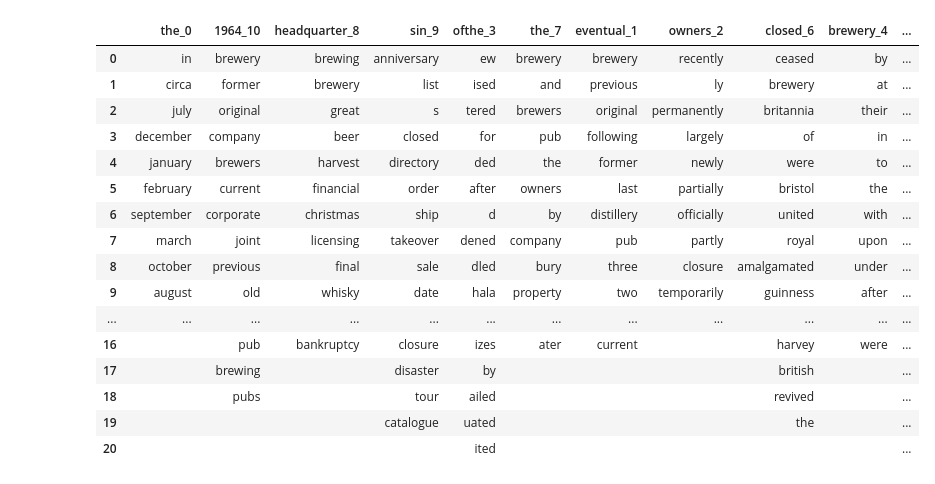
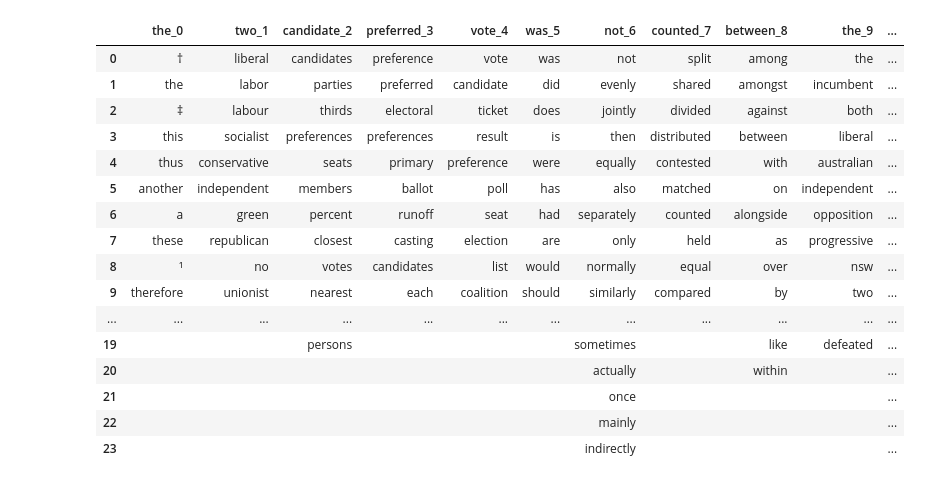
Before and after one commit to Gianni-G/semiolog, a Jupyter notebook: train.ipynb, the cells around one changed output. Saved outputs shown, nothing was run; the diff lists cells and outputs as text; code cells hidden in the pictures.

```diff
--- a/train.ipynb
+++ b/train.ipynb
@@ -3,7 +3,7 @@ import semiolog as slg
 # %%
 semiotic = slg.Cenematic("en_wiki_seg")
 # %%
-n = 20
+n = 29
 print(semiotic.corpus.train[n])
 sent = semiotic(semiotic.corpus.train[n])
 # %% [output]
@@ -15,20 +16,24 @@ sent.tree.plot(sent.chain.nodes_split)
+# %%
+semiotic2 = slg.Cenematic("en_wiki_seg2")
+
+sent2 = semiotic2(semiotic.corpus.train[n])
 # %%
-sent.parad_chain.df()
+sent2.parad_chain.df()
 # %% [output]
-|  | the_0 | 1964_10 | headquarter_8 | sin_9 | ofthe_3 | the_7 | eventual_1 | owners_2 | closed_6 | brewery_4 | ... |
-| 0 | in | brewery | brewing | anniversary | ew | brewery | brewery | recently | ceased | by | ... |
-| 1 | circa | former | brewery | list | ised | and | previous | ly | brewery | at | ... |
-| 2 | july | original | great | s | tered | brewers | original | permanently | britannia | their | ... |
-| 3 | december | company | beer | closed | for | pub | following | largely | of | in | ... |
-| 4 | january | brewers | harvest | directory | ded | the | former | newly | were | to | ... |
-| 5 | february | current | financial | order | after | owners | last | partially | bristol | the | ... |
-| 6 | september | corporate | christmas | ship | d | by | distillery | officially | united | with | ... |
-| 7 | march | joint | licensing | takeover | dened | company | pub | partly | royal | upon | ... |
-| 8 | october | previous | final | sale | dled | bury | three | closure | amalgamated | under | ... |
-| 9 | august | old | whisky | date | hala | property | two | temporarily | guinness | after | ... |
+|  | the_0 | two_1 | candidate_2 | preferred_3 | vote_4 | was_5 | not_6 | counted_7 | between_8 | the_9 | ... |
+| 0 | † | liberal | candidates | preference | vote | was | not | split | among | the | ... |
+| 1 | the | labor | parties | preferred | candidate | did | evenly | shared | amongst | incumbent | ... |
+| 2 | ‡ | labour | thirds | electoral | ticket | does | jointly | divided | against | both | ... |
+| 3 | this | socialist | preferences | preferences | result | is | then | distributed | between | liberal | ... |
+| 4 | thus | conservative | seats | primary | preference | were | equally | contested | with | australian | ... |
+| 5 | another | independent | members | ballot | poll | has | also | matched | on | independent | ... |
+| 6 | a | green | percent | runoff | seat | had | separately | counted | alongside | opposition | ... |
+| 7 | these | republican | closest | casting | election | are | only | held | as | progressive | ... |
+| 8 | ¹ | no | votes | candidates | list | would | normally | equal | over | nsw | ... |
+| 9 | therefore | unionist | nearest | each | coalition | should | similarly | compared | by | two | ... |
 | ... | ... | ... | ... | ... | ... | ... | ... | ... | ... | ... | ... |
-| 16 |  | pub | bankruptcy | closure | izes | ater | current |  | harvey | were | ... |
-| 17 |  | brewing |  | disaster | by |  |  |  | british |  | ... |
-| 18 |  | pubs |  | tour | ailed |  |  |  | revived |  | ... |
-| 19 |  |  |  | catalogue | uated |  |  |  | the |  | ... |
-| 20 |  |  |  |  | ited |  |  |  |  |  | ... |
+| 19 |  |  | persons |  |  |  | sometimes |  | like | defeated | ... |
+| 20 |  |  |  |  |  |  | actually |  | within |  | ... |
+| 21 |  |  |  |  |  |  | once |  |  |  | ... |
+| 22 |  |  |  |  |  |  | mainly |  |  |  | ... |
+| 23 |  |  |  |  |  |  | indirectly |  |  |  | ... |
```
Also changed, not shown: parts of 4 cells of this notebook.
